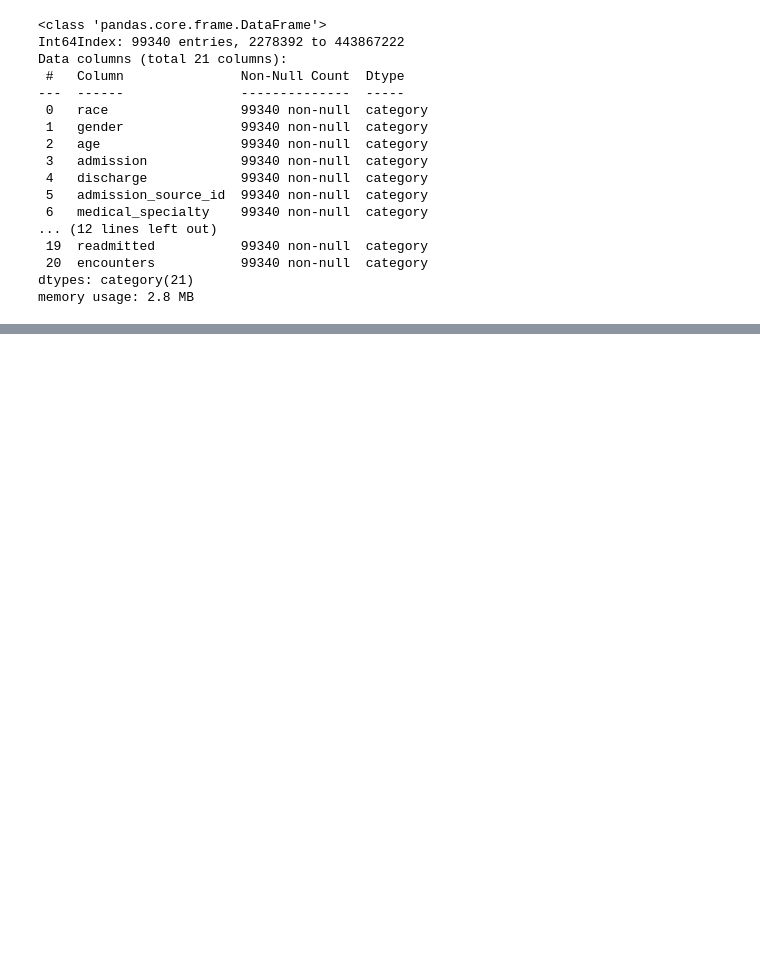
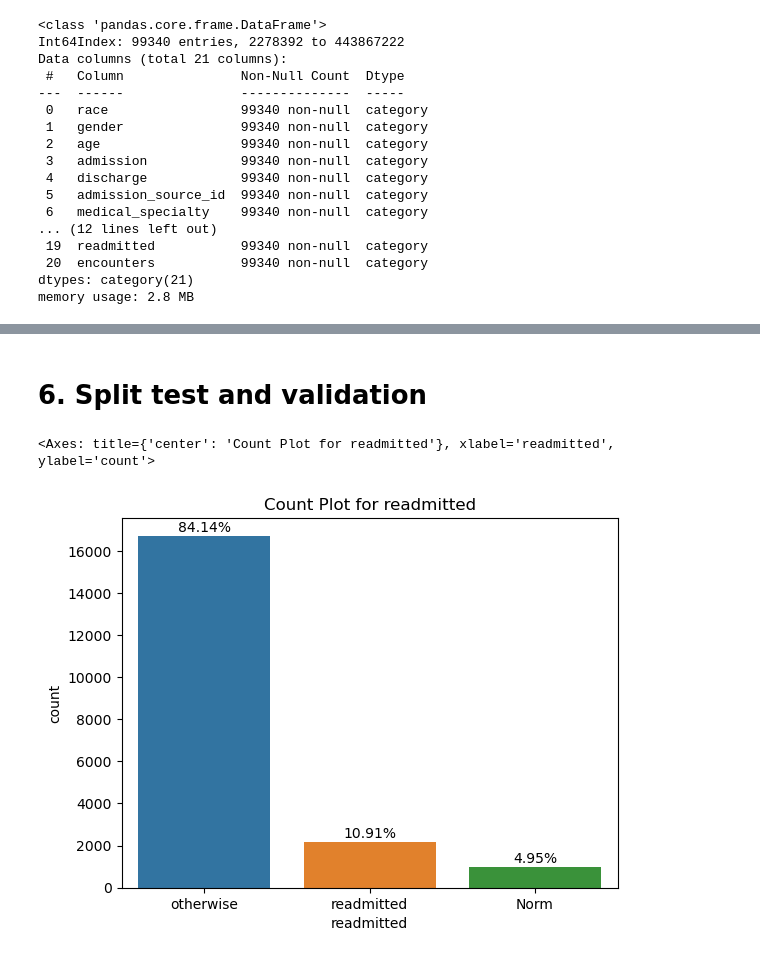
Before and after one commit to davidunga/ml-2024, a Jupyter notebook: Project.ipynb, the cells around one changed output, grey strips where cells are left out. Cells and saved outputs as stored; diff of their text form; code cells hidden in the pictures; blank space fills up the shorter version.

```diff
--- a/Project.ipynb
+++ b/Project.ipynb
@@ -378,18 +367,6 @@ calc_missing_percent(df)
 The original database contains incomplete, redundant, and noisy information as expected in any real-world data. There were several features that could not be treated directly since they had a high percentage of missing values. These features are weight (97% values missing), payer code (40%), and medical specialty (49%). Weight attribute was considered to be too sparse and it was not included in further analysis. Payer code is removed since it had a high percentage of missing values and it was not considered relevant to the outcome. Medical specialty attribute was maintained, adding the value “missing” in order to account for missing values.
 In addition we added value 'missing' in 'race'column.
 We will deel with the diag columns later
-# %%
-def drop_missing_features(df, columns_to_drop=['weight', 'payer_code'],
-                          columns_nan_to_missing = ['race', 'medical_specialty']):
-    try:
-        df.drop(columns=columns_to_drop, inplace=True)
-    except KeyError:
-        ''
-    for column in columns_nan_to_missing:
-        df.loc[~df[column].notna(), column] = 'missing'
-    return df
-
-df = drop_missing_features(df)
 # %%
 df.info()
 # %% [output]
@@ -681,0 +656,13 @@ df_categorical.drop(columns=['patient_nbr'], inplace=True)
+# %%
+def group_cat_column_by_dict(df, column, group_dict):
+    '''group multiple values inside a feature using dict:    {new_value: [list_of_old_values]}'''
+    for key in group_dict.keys():
+        df.loc[df[column].isin(group_dict[key]), column] = key
+    if not 'other' in group_dict:
+        df.loc[~df[column].isin(group_dict.keys()), column] = 'other'
+    df[column].replace(np.nan, 'missing')
+    return df
+
+group_dict={'other': [1, 2], }
+df_categorical = group_cat_column_by_dict(df_categorical, 'admission', group_dict)
+df_categorical.rename(columns={'admission_type_id': 'admission'}, inplace=True)
@@ -681,0 +673,2 @@ df_categorical.drop(columns=['patient_nbr'], inplace=True)
+# %%
+df_categorical.loc[~df_categorical['admission'].isin(group_dict.keys()), 'admission'] = 'other'
@@ -1157,0 +1167,11 @@ memory usage: 8.8 MB
+# %% [markdown]
+# 6. Split test and validation
+# %%
+from sklearn.model_selection import train_test_split
+
+train_set, test_set = train_test_split(result_df, test_size=0.2, random_state=42, stratify=result_df['readmitted'])
+# %%
+plot_categorical_with_percent(test_set, column='readmitted')
+# %% [output]
+<Axes: title={'center': 'Count Plot for readmitted'}, xlabel='readmitted', ylabel='count'>
+[figure, added]
```
Also changed, not shown: parts of 10 cells of this notebook.
